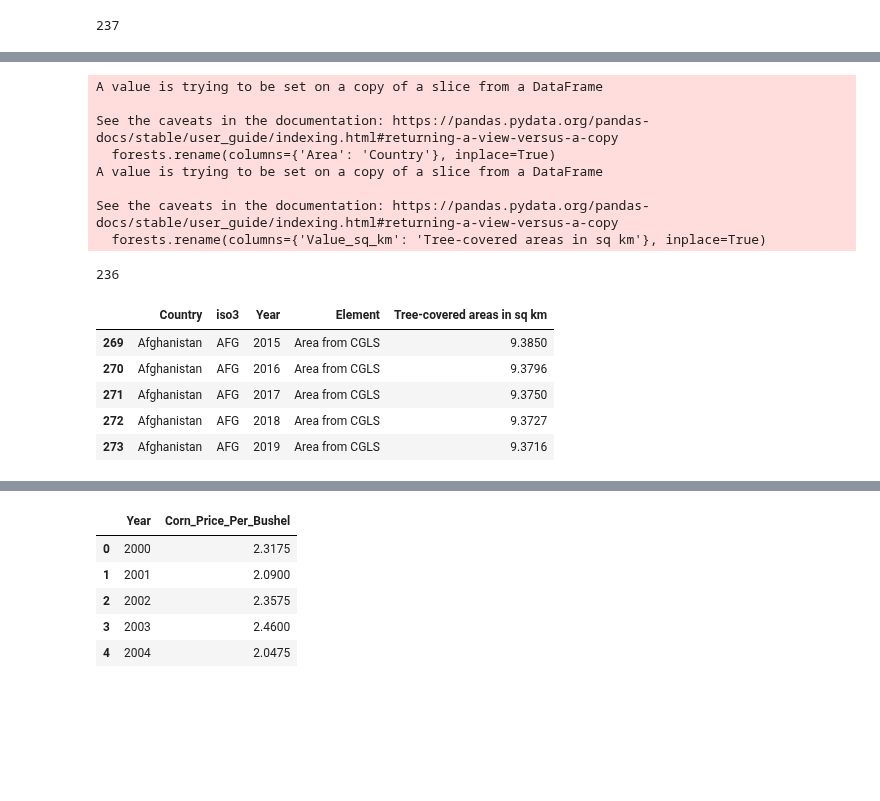
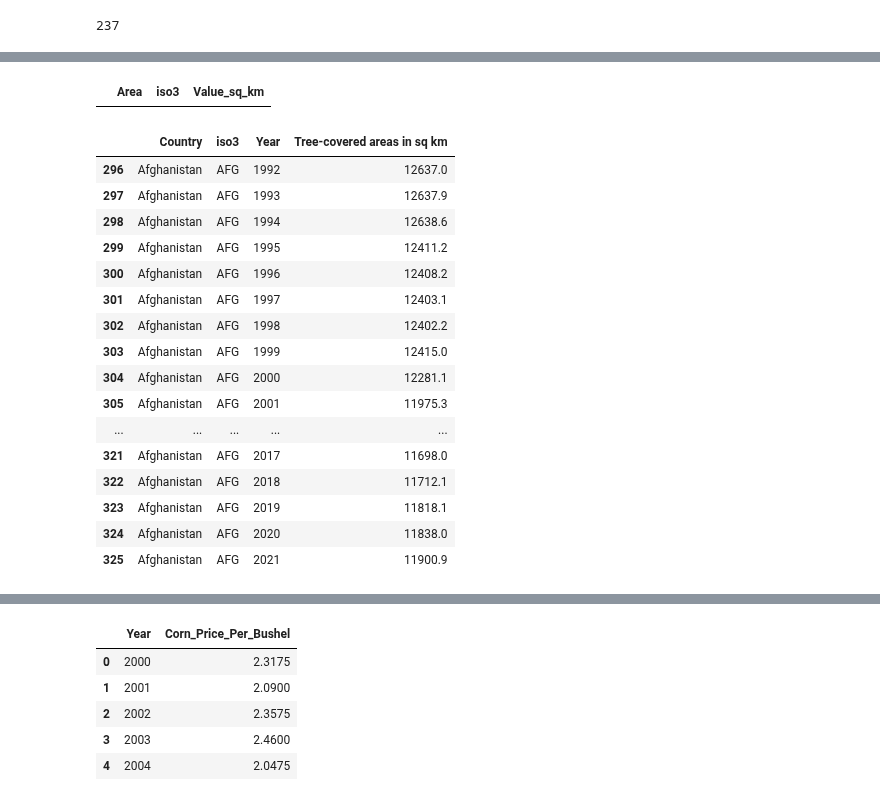
Before and after one commit to ZeliaDec/DataScience, a Jupyter notebook: Data_Notebook.ipynb, the cells around one changed output, grey strips where cells are left out. Cells and saved outputs as stored; diff of their text form; code cells hidden in the pictures; blank space fills up the shorter version.

```diff
--- a/Data_Notebook.ipynb
+++ b/Data_Notebook.ipynb
@@ -776,4 +673,4 @@ array(['Belgium-Luxembourg', 'Channel Islands', 'China', 'Czechoslovakia',
 # %%
 # Convert 'Value' from hectares to square meters
-#landcover_data['Value_sq_km'] = landcover_data['Value'] * 10# 1 hectare = 10,000 square meters
-landcover_data['Value_sq_km'] = landcover_data['Value'] * 0.01
+landcover_data['Value_sq_km'] = landcover_data['Value'] * 10# 1 hectare = 10,000 square meters
+landcover_data.rename(columns={'Area': 'Country'}, inplace=True)
@@ -790,0 +693,3 @@ array(['Artificial surfaces (including urban and associated areas)',
+# %%
+forests=forests[forests['Element']=='Area from CCI_LC']
+forests=forests[['Country','iso3','Year','Tree-covered areas in sq km']]
@@ -851,6 +783,7 @@ pivoted_suitable_land.head()
 # %%
-#hetero_var_not_null = hetero_var.dropna()
-#len(hetero_var_not_null['Area'].unique())
+hetero_var[hetero_var['Value_sq_km']<0]
+# %% [output]
+|  | Area | iso3 | Value_sq_km |
 # %%
 #no_iso3 = hetero_var[hetero_var['iso3'].isnull()]
 #no_iso3['Area'].unique()
@@ -859,29 +792,23 @@ pivoted_suitable_land.rename(columns={'Area': 'Country'}, inplace=True)
-# %%
-forests = landcover_data[landcover_data['Item']=='Tree-covered areas']
-forests.rename(columns={'Area': 'Country'}, inplace=True)
-forests.rename(columns={'Value_sq_km': 'Tree-covered areas in sq km'}, inplace=True)
-forests = forests[['Country','iso3', 'Year', 'Element','Tree-covered areas in sq km']]
-forests = forests.dropna()
-len(forests['Country'].unique())
-# %% [output]
-A value is trying to be set on a copy of a slice from a DataFrame
-
-See the caveats in the documentation: https://pandas.pydata.org/pandas-docs/stable/user_guide/indexing.html#returning-a-view-versus-a-copy
-  forests.rename(columns={'Area': 'Country'}, inplace=True)
-A value is trying to be set on a copy of a slice from a DataFrame
-
-See the caveats in the documentation: https://pandas.pydata.org/pandas-docs/stable/user_guide/indexing.html#returning-a-view-versus-a-copy
-  forests.rename(columns={'Value_sq_km': 'Tree-covered areas in sq km'}, inplace=True)
-236
 # %%
 end_df = last_df
 # %%
-forests.head()
+forests.head(30)
 # %% [output]
-|  | Country | iso3 | Year | Element | Tree-covered areas in sq km |
-| 269 | Afghanistan | AFG | 2015 | Area from CGLS | 9.3850 |
-| 270 | Afghanistan | AFG | 2016 | Area from CGLS | 9.3796 |
-| 271 | Afghanistan | AFG | 2017 | Area from CGLS | 9.3750 |
-| 272 | Afghanistan | AFG | 2018 | Area from CGLS | 9.3727 |
-| 273 | Afghanistan | AFG | 2019 | Area from CGLS | 9.3716 |
+|  | Country | iso3 | Year | Tree-covered areas in sq km |
+| 296 | Afghanistan | AFG | 1992 | 12637.0 |
+| 297 | Afghanistan | AFG | 1993 | 12637.9 |
+| 298 | Afghanistan | AFG | 1994 | 12638.6 |
+| 299 | Afghanistan | AFG | 1995 | 12411.2 |
+| 300 | Afghanistan | AFG | 1996 | 12408.2 |
+| 301 | Afghanistan | AFG | 1997 | 12403.1 |
+| 302 | Afghanistan | AFG | 1998 | 12402.2 |
+| 303 | Afghanistan | AFG | 1999 | 12415.0 |
+| 304 | Afghanistan | AFG | 2000 | 12281.1 |
+| 305 | Afghanistan | AFG | 2001 | 11975.3 |
+| ... | ... | ... | ... | ... |
+| 321 | Afghanistan | AFG | 2017 | 11698.0 |
+| 322 | Afghanistan | AFG | 2018 | 11712.1 |
+| 323 | Afghanistan | AFG | 2019 | 11818.1 |
+| 324 | Afghanistan | AFG | 2020 | 11838.0 |
+| 325 | Afghanistan | AFG | 2021 | 11900.9 |
 # %%
```
Also changed, not shown: parts of 71 cells of this notebook.
